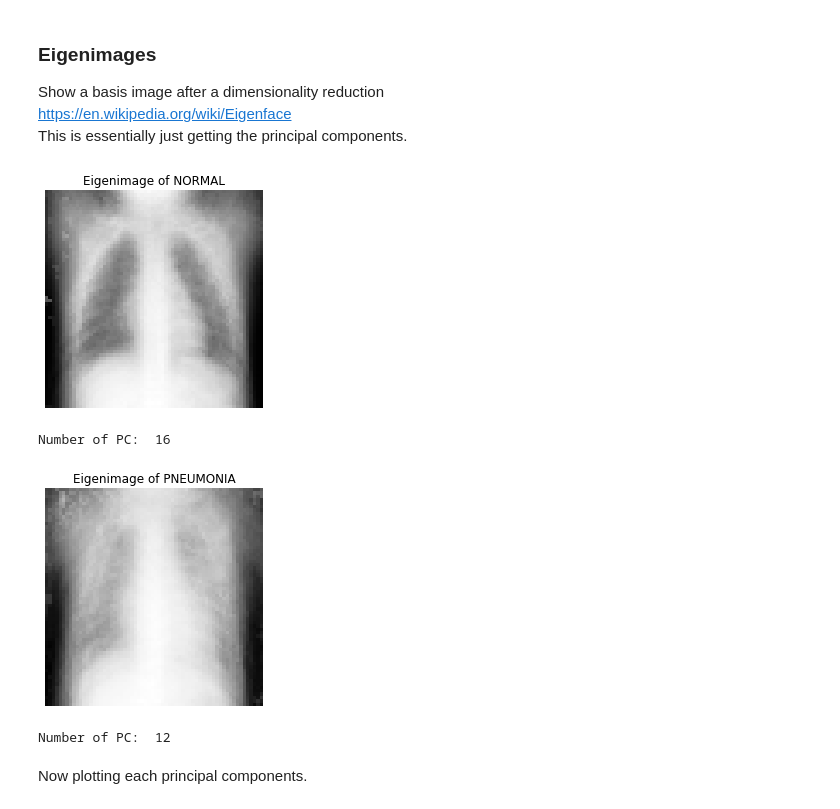
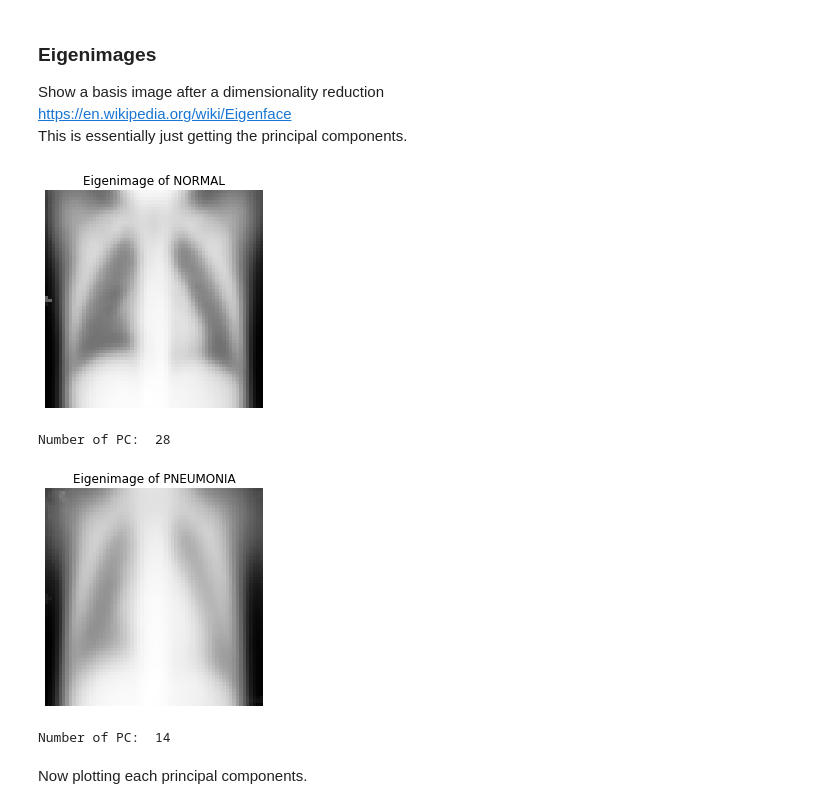
Before and after one commit to stereopickle/pneumonia_img_classification, a Jupyter notebook: 010.EDA.ipynb, the cells around one changed output. Cells and saved outputs as stored; diff of their text form; code cells hidden in the pictures.

```diff
--- a/010.EDA.ipynb
+++ b/010.EDA.ipynb
@@ -171,13 +171,13 @@ def eigenimages(image_vecs, title, n_comp, size = (64, 64)):
     print('Number of PC: ', pca.n_components_)
     return pca
 # %%
-norm_pca = eigenimages(normal_images, 'NORMAL', 0.9)
-pneu_pca = eigenimages(pnemonia_images, 'PNEUMONIA', 0.9)
+norm_pca = eigenimages(normal_images, 'NORMAL', 0.7)
+pneu_pca = eigenimages(pnemonia_images, 'PNEUMONIA', 0.7)
 # %% [output]
 [figure]
-Number of PC:  16
+Number of PC:  28
-[figure, old version]
+[figure, new version]
-Number of PC:  12
+Number of PC:  14
 # %% [markdown]
 Now plotting each principal components.
 # %%
```
Also changed, not shown: parts of 10 cells of this notebook.
